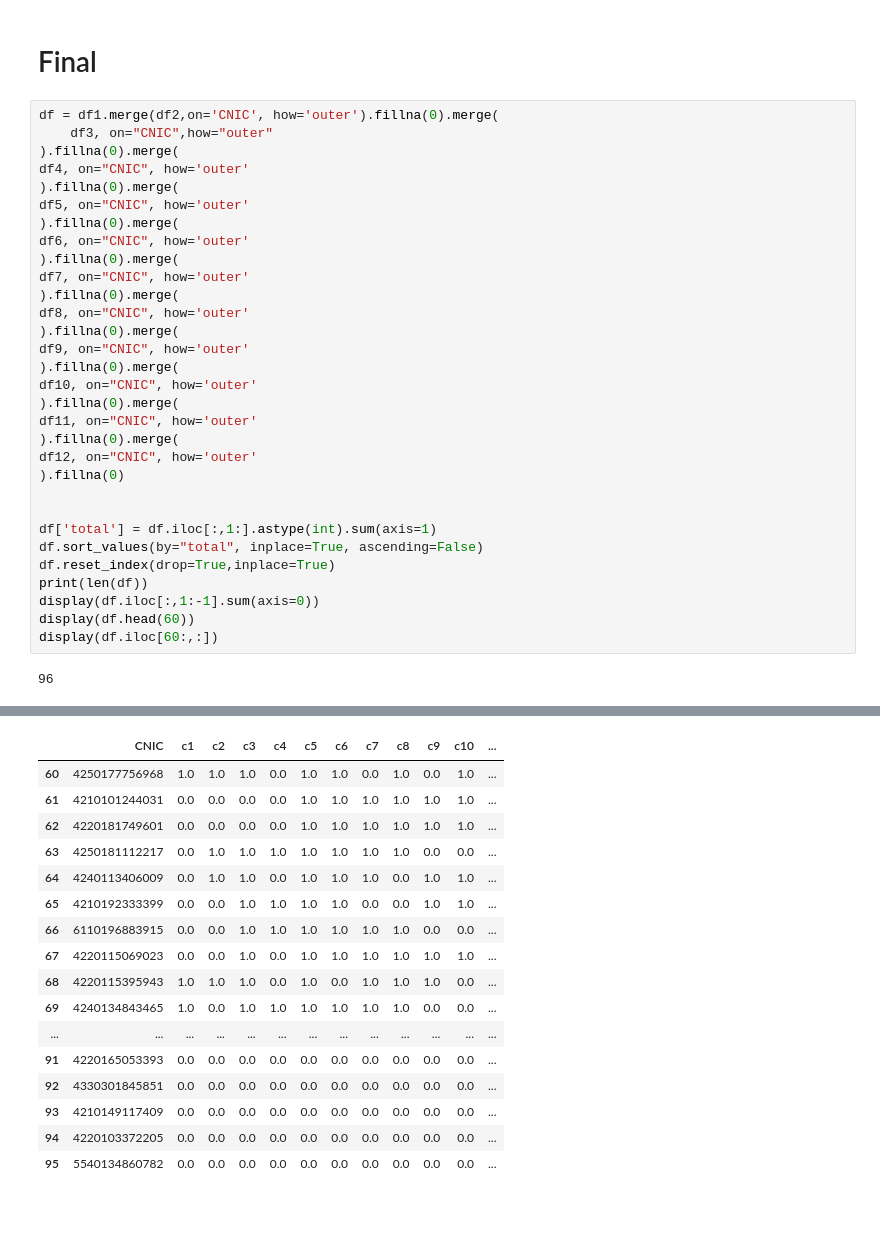
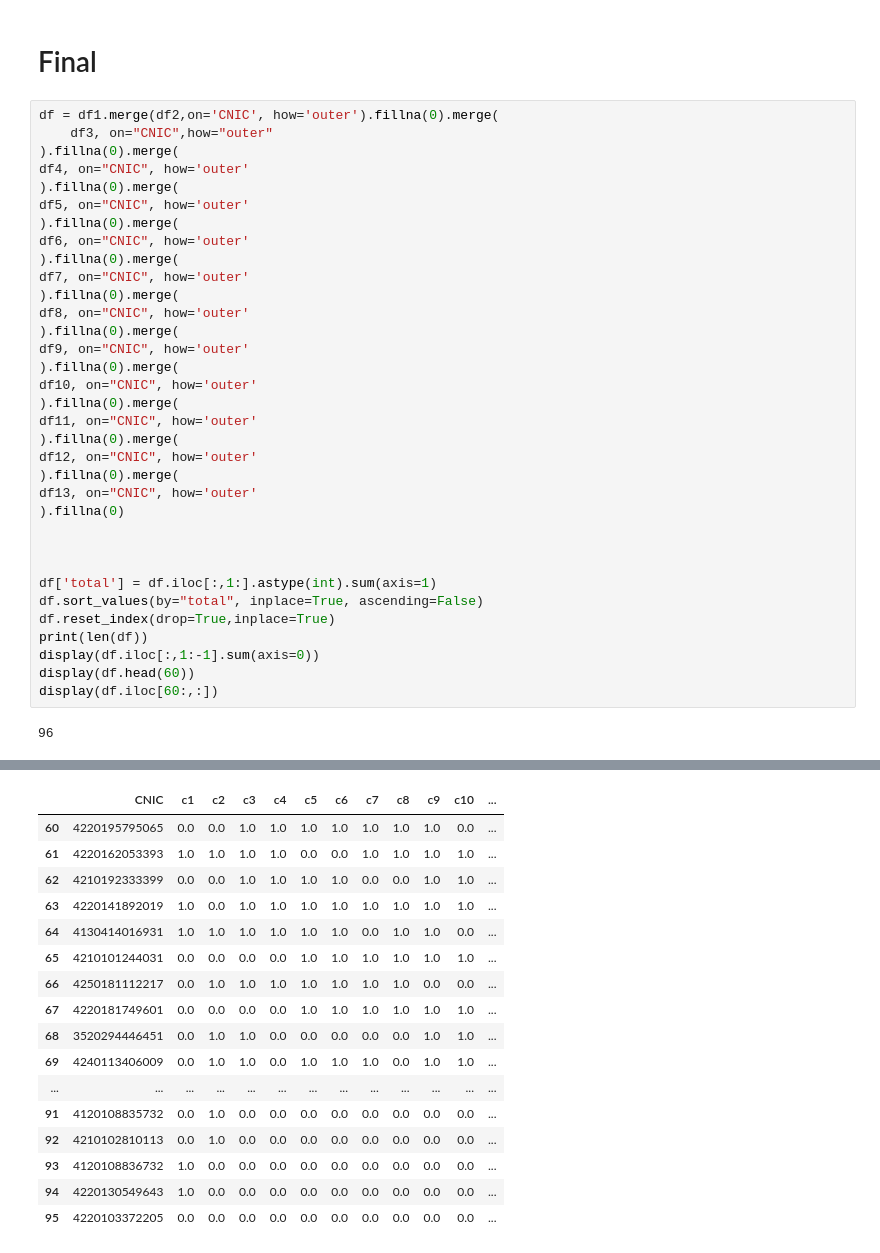
Before and after one commit to EnggQasim/NED-batch4-Python, a Jupyter notebook: attendance.ipynb, the cells around one changed output, grey strips where cells are left out. Cells and saved outputs as stored; diff of their text form; blank space fills up the shorter version.

```diff
--- a/attendance.ipynb
+++ b/attendance.ipynb
@@ -2500,7 +2686,10 @@ df10, on="CNIC", how='outer'
 df11, on="CNIC", how='outer'
 ).fillna(0).merge(
 df12, on="CNIC", how='outer'
+).fillna(0).merge(
+df13, on="CNIC", how='outer'
 ).fillna(0)
+
 
 
 df['total'] = df.iloc[:,1:].astype(int).sum(axis=1)
@@ -2544,17 +2735,17 @@ dtype: float64
 |  | CNIC | c1 | c2 | c3 | c4 | c5 | c6 | c7 | c8 | c9 | c10 | ... |
-| 60 | 4250177756968 | 1.0 | 1.0 | 1.0 | 0.0 | 1.0 | 1.0 | 0.0 | 1.0 | 0.0 | 1.0 | ... |
-| 61 | 4210101244031 | 0.0 | 0.0 | 0.0 | 0.0 | 1.0 | 1.0 | 1.0 | 1.0 | 1.0 | 1.0 | ... |
-| 62 | 4220181749601 | 0.0 | 0.0 | 0.0 | 0.0 | 1.0 | 1.0 | 1.0 | 1.0 | 1.0 | 1.0 | ... |
-| 63 | 4250181112217 | 0.0 | 1.0 | 1.0 | 1.0 | 1.0 | 1.0 | 1.0 | 1.0 | 0.0 | 0.0 | ... |
-| 64 | 4240113406009 | 0.0 | 1.0 | 1.0 | 0.0 | 1.0 | 1.0 | 1.0 | 0.0 | 1.0 | 1.0 | ... |
-| 65 | 4210192333399 | 0.0 | 0.0 | 1.0 | 1.0 | 1.0 | 1.0 | 0.0 | 0.0 | 1.0 | 1.0 | ... |
-| 66 | 6110196883915 | 0.0 | 0.0 | 1.0 | 1.0 | 1.0 | 1.0 | 1.0 | 1.0 | 0.0 | 0.0 | ... |
-| 67 | 4220115069023 | 0.0 | 0.0 | 1.0 | 0.0 | 1.0 | 1.0 | 1.0 | 1.0 | 1.0 | 1.0 | ... |
-| 68 | 4220115395943 | 1.0 | 1.0 | 1.0 | 0.0 | 1.0 | 0.0 | 1.0 | 1.0 | 1.0 | 0.0 | ... |
-| 69 | 4240134843465 | 1.0 | 0.0 | 1.0 | 1.0 | 1.0 | 1.0 | 1.0 | 1.0 | 0.0 | 0.0 | ... |
+| 60 | 4220195795065 | 0.0 | 0.0 | 1.0 | 1.0 | 1.0 | 1.0 | 1.0 | 1.0 | 1.0 | 0.0 | ... |
+| 61 | 4220162053393 | 1.0 | 1.0 | 1.0 | 1.0 | 0.0 | 0.0 | 1.0 | 1.0 | 1.0 | 1.0 | ... |
+| 62 | 4210192333399 | 0.0 | 0.0 | 1.0 | 1.0 | 1.0 | 1.0 | 0.0 | 0.0 | 1.0 | 1.0 | ... |
+| 63 | 4220141892019 | 1.0 | 0.0 | 1.0 | 1.0 | 1.0 | 1.0 | 1.0 | 1.0 | 1.0 | 1.0 | ... |
+| 64 | 4130414016931 | 1.0 | 1.0 | 1.0 | 1.0 | 1.0 | 1.0 | 0.0 | 1.0 | 1.0 | 0.0 | ... |
+| 65 | 4210101244031 | 0.0 | 0.0 | 0.0 | 0.0 | 1.0 | 1.0 | 1.0 | 1.0 | 1.0 | 1.0 | ... |
+| 66 | 4250181112217 | 0.0 | 1.0 | 1.0 | 1.0 | 1.0 | 1.0 | 1.0 | 1.0 | 0.0 | 0.0 | ... |
+| 67 | 4220181749601 | 0.0 | 0.0 | 0.0 | 0.0 | 1.0 | 1.0 | 1.0 | 1.0 | 1.0 | 1.0 | ... |
+| 68 | 3520294446451 | 0.0 | 1.0 | 1.0 | 0.0 | 0.0 | 0.0 | 0.0 | 0.0 | 1.0 | 1.0 | ... |
+| 69 | 4240113406009 | 0.0 | 1.0 | 1.0 | 0.0 | 1.0 | 1.0 | 1.0 | 0.0 | 1.0 | 1.0 | ... |
 | ... | ... | ... | ... | ... | ... | ... | ... | ... | ... | ... | ... | ... |
-| 91 | 4220165053393 | 0.0 | 0.0 | 0.0 | 0.0 | 0.0 | 0.0 | 0.0 | 0.0 | 0.0 | 0.0 | ... |
-| 92 | 4330301845851 | 0.0 | 0.0 | 0.0 | 0.0 | 0.0 | 0.0 | 0.0 | 0.0 | 0.0 | 0.0 | ... |
-| 93 | 4210149117409 | 0.0 | 0.0 | 0.0 | 0.0 | 0.0 | 0.0 | 0.0 | 0.0 | 0.0 | 0.0 | ... |
-| 94 | 4220103372205 | 0.0 | 0.0 | 0.0 | 0.0 | 0.0 | 0.0 | 0.0 | 0.0 | 0.0 | 0.0 | ... |
-| 95 | 5540134860782 | 0.0 | 0.0 | 0.0 | 0.0 | 0.0 | 0.0 | 0.0 | 0.0 | 0.0 | 0.0 | ... |
+| 91 | 4120108835732 | 0.0 | 1.0 | 0.0 | 0.0 | 0.0 | 0.0 | 0.0 | 0.0 | 0.0 | 0.0 | ... |
+| 92 | 4210102810113 | 0.0 | 1.0 | 0.0 | 0.0 | 0.0 | 0.0 | 0.0 | 0.0 | 0.0 | 0.0 | ... |
+| 93 | 4120108836732 | 1.0 | 0.0 | 0.0 | 0.0 | 0.0 | 0.0 | 0.0 | 0.0 | 0.0 | 0.0 | ... |
+| 94 | 4220130549643 | 1.0 | 0.0 | 0.0 | 0.0 | 0.0 | 0.0 | 0.0 | 0.0 | 0.0 | 0.0 | ... |
+| 95 | 4220103372205 | 0.0 | 0.0 | 0.0 | 0.0 | 0.0 | 0.0 | 0.0 | 0.0 | 0.0 | 0.0 | ... |
```
Also changed, not shown: parts of 15 cells of this notebook, 22 other files.
